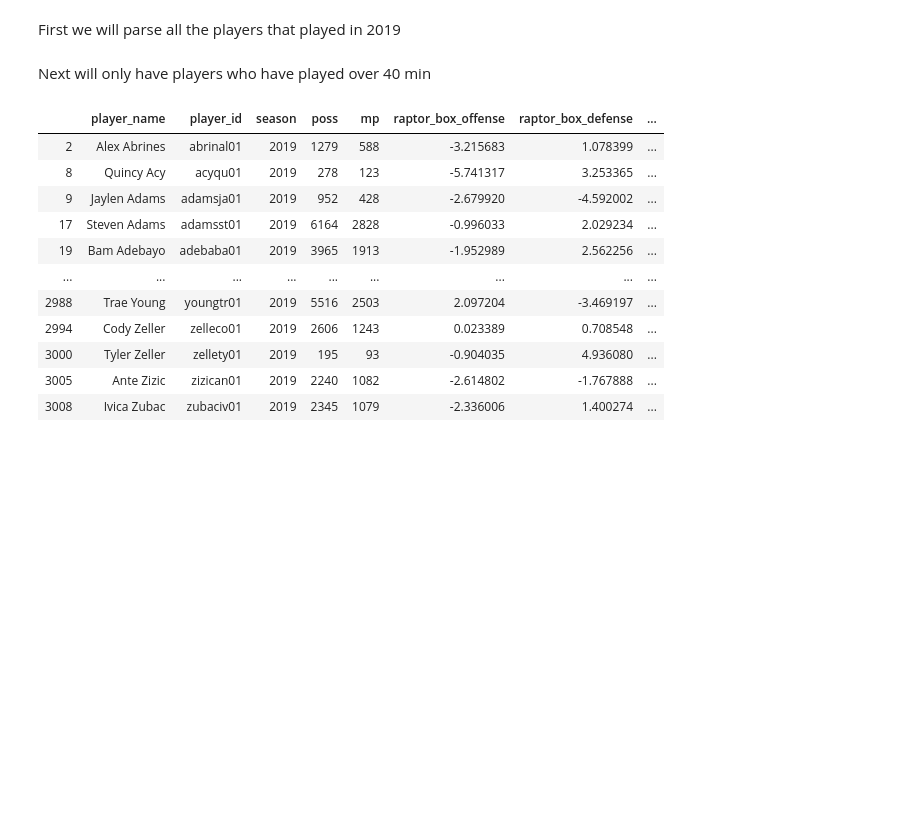
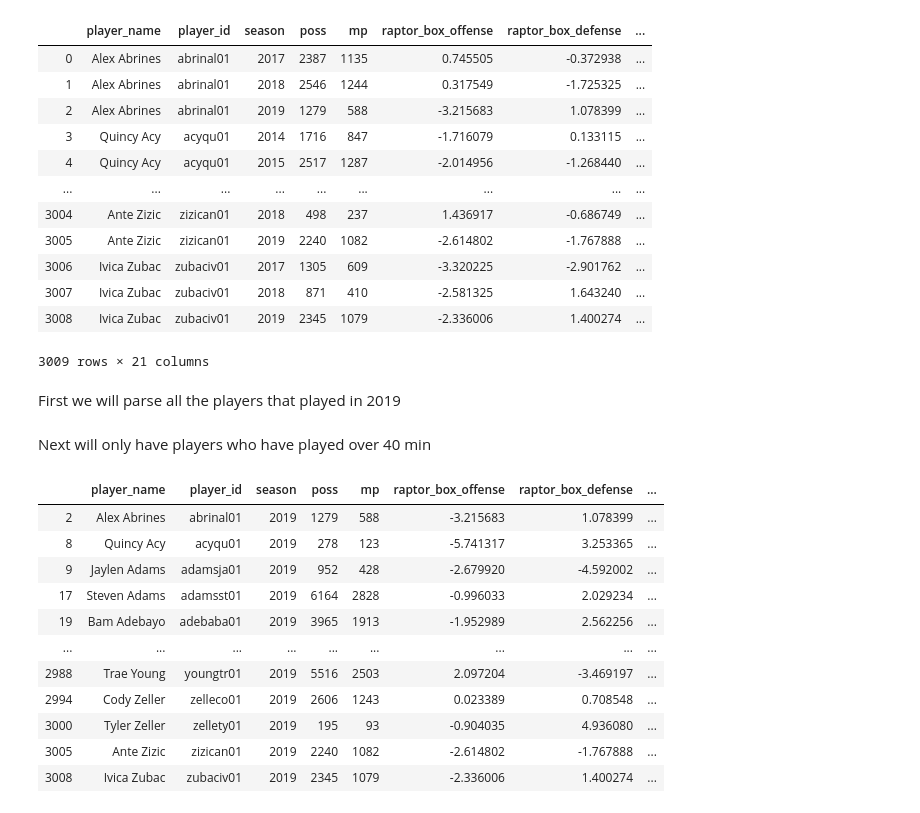
Before and after one commit to bsamaha/SportsData, a Jupyter notebook: NBA/NBADataByPlayer.ipynb, the cells around one changed output. Drawn from its saved outputs; the diff is of its cells as text; code cells hidden in the pictures; blank space fills up the shorter version.

```diff
--- a/NBA/NBADataByPlayer.ipynb
+++ b/NBA/NBADataByPlayer.ipynb
@@ -3,6 +3,22 @@ import pandas as pd
 import matplotlib.pyplot as plt
 # %%
 df = pd.read_csv('modern_RAPTOR_by_player.csv')
+# %%
+df
+# %% [output]
+|  | player_name | player_id | season | poss | mp | raptor_box_offense | raptor_box_defense | ... |
+| 0 | Alex Abrines | abrinal01 | 2017 | 2387 | 1135 | 0.745505 | -0.372938 | ... |
+| 1 | Alex Abrines | abrinal01 | 2018 | 2546 | 1244 | 0.317549 | -1.725325 | ... |
+| 2 | Alex Abrines | abrinal01 | 2019 | 1279 | 588 | -3.215683 | 1.078399 | ... |
+| 3 | Quincy Acy | acyqu01 | 2014 | 1716 | 847 | -1.716079 | 0.133115 | ... |
+| 4 | Quincy Acy | acyqu01 | 2015 | 2517 | 1287 | -2.014956 | -1.268440 | ... |
+| ... | ... | ... | ... | ... | ... | ... | ... | ... |
+| 3004 | Ante Zizic | zizican01 | 2018 | 498 | 237 | 1.436917 | -0.686749 | ... |
+| 3005 | Ante Zizic | zizican01 | 2019 | 2240 | 1082 | -2.614802 | -1.767888 | ... |
+| 3006 | Ivica Zubac | zubaciv01 | 2017 | 1305 | 609 | -3.320225 | -2.901762 | ... |
+| 3007 | Ivica Zubac | zubaciv01 | 2018 | 871 | 410 | -2.581325 | 1.643240 | ... |
+| 3008 | Ivica Zubac | zubaciv01 | 2019 | 2345 | 1079 | -2.336006 | 1.400274 | ... |
+3009 rows × 21 columns
 # %%
 is_2018 =  df['season']== 2018
 is_2019 =  df['season']== 2019
```
Also changed, not shown: parts of 2 cells of this notebook, 6 other files.
